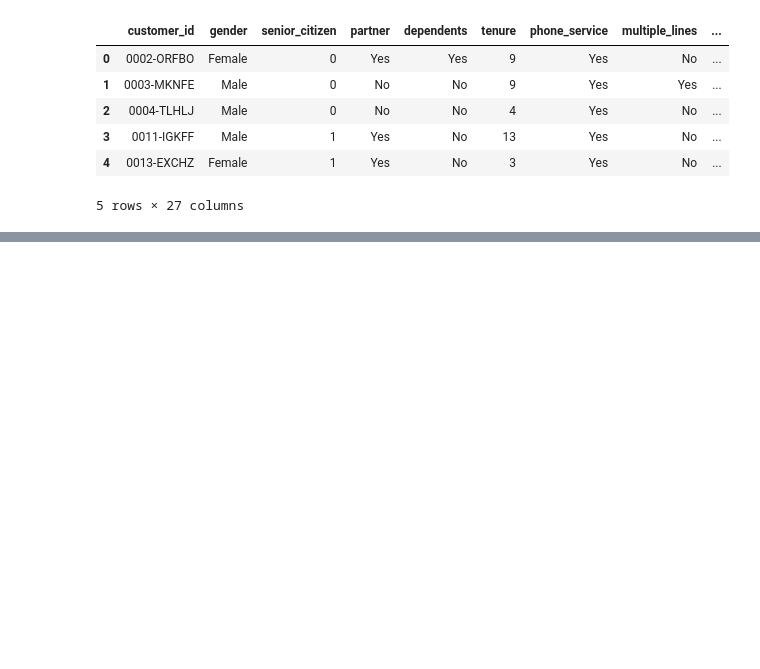
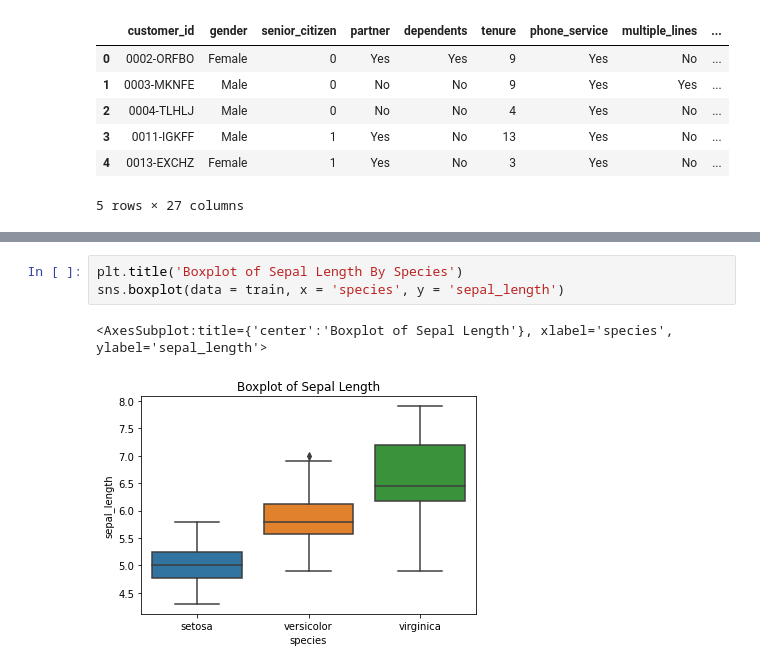
Before and after one commit to greg-maggard/classification_exercises, a Jupyter notebook: classification_exercises.ipynb, the cells around one changed output, grey strips where cells are left out. Cells and saved outputs as stored; diff of their text form; blank space fills up the shorter version.

```diff
--- a/classification_exercises.ipynb
+++ b/classification_exercises.ipynb
@@ -511,0 +592,6 @@ telco_df.head()
+# %%
+plt.title('Boxplot of Sepal Length By Species')
+sns.boxplot(data = train, x = 'species', y = 'sepal_length')
+# %% [output]
+<AxesSubplot:title={'center':'Boxplot of Sepal Length'}, xlabel='species', ylabel='sepal_length'>
+[figure, added]
```
Also changed, not shown: parts of 58 cells of this notebook, 3 other files.
